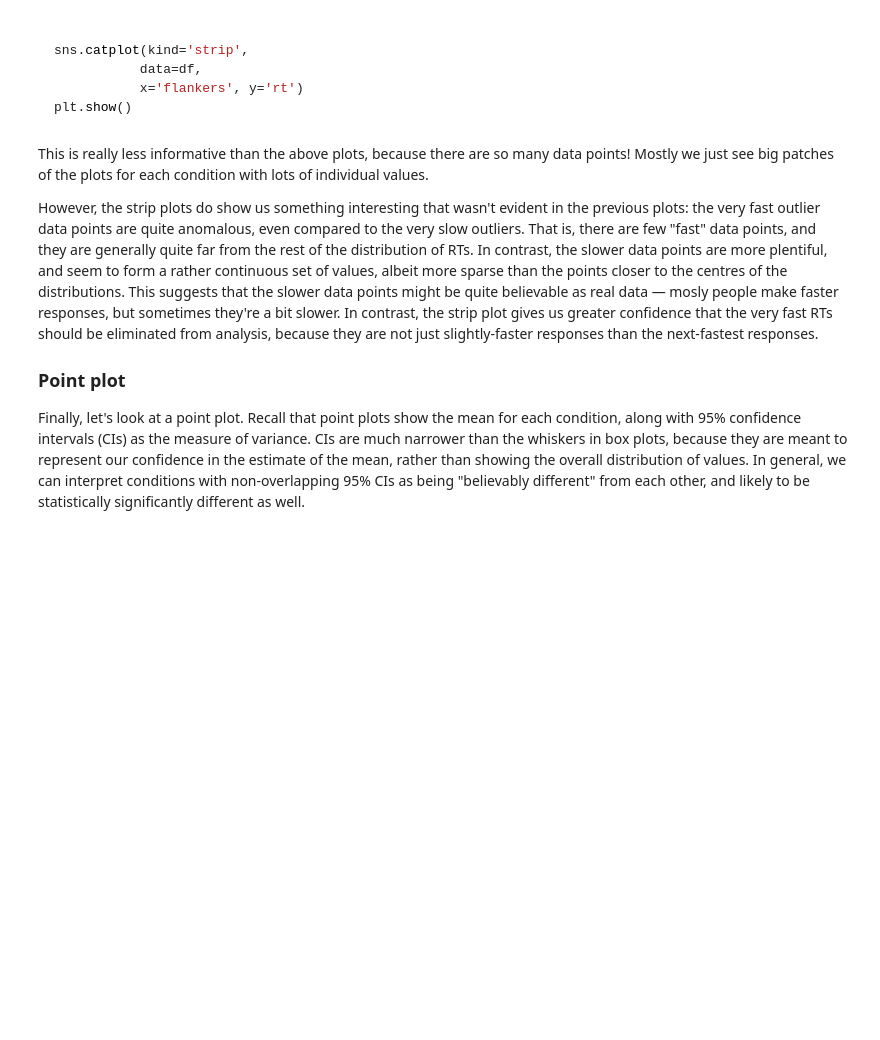
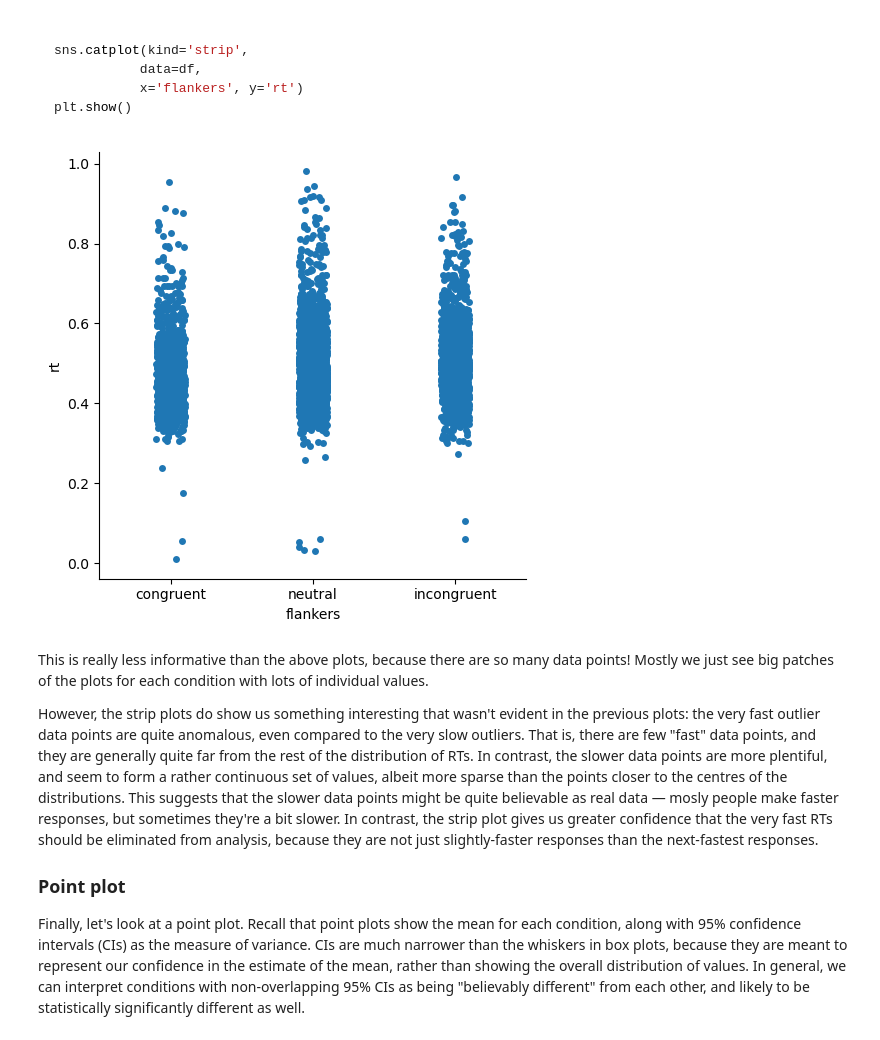
Before and after one commit to freddylearnsc0de/Chapter-5---EDA, a Jupyter notebook: 1 - repeated_measures.ipynb, the cells around one changed output. Saved outputs shown, nothing was run; the diff lists cells and outputs as text; code cells hidden in the pictures; blank space fills up the shorter version.

```diff
--- a/1 - repeated_measures.ipynb
+++ b/1 - repeated_measures.ipynb
@@ -97,6 +139,13 @@ sns.catplot(kind='strip',
            x='flankers', y='rt')
 plt.show()
 ~~~
+# %%
+sns.catplot(kind="strip",
+            data=df,
+            x="flankers", y="rt")
+plt.show()
+# %% [output]
+[figure, added]
 # %% [markdown]
 This is really less informative than the above plots, because there are so many data points! Mostly we just see big patches of the plots for each condition with lots of individual values.
 
```
Also changed, not shown: parts of 22 cells of this notebook, 2 other files.
